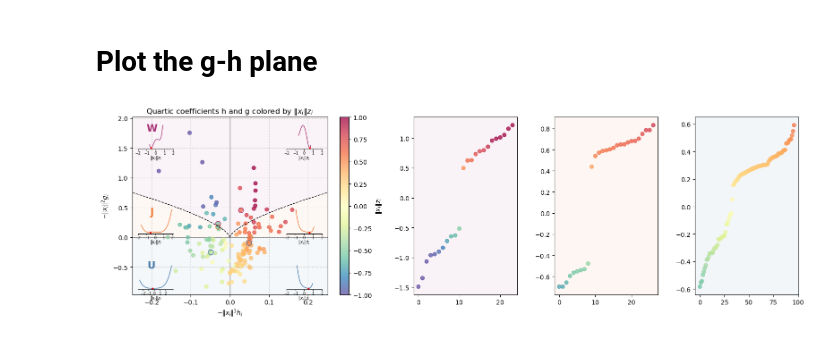
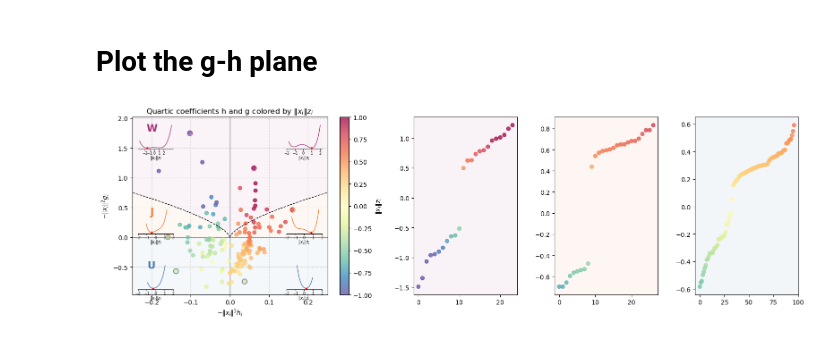
Before and after one commit to stootoon/glom-io-transform-release, a Jupyter notebook: model_fitting/explain_diag.ipynb, the cells around one changed output. Cells and saved outputs as stored; diff of their text form; code cells hidden in the pictures.

```diff
--- a/model_fitting/explain_diag.ipynb
+++ b/model_fitting/explain_diag.ipynb
@@ -183,12 +183,22 @@ in_W = (gg < 0) & (hh**2 < (4/27) * np.abs(gg)**3)
 in_J = (gg < 0) & (~in_W)
 in_U = (gg > 0)
 region_colors = {"U": "#4477AA", "J": "#EE7733", "W": "#AA3377"}
-# One exemplar per region per side of the tilt axis (L: h-tilt left, R: h-tilt right)
+# One exemplar per region per side of the tilt axis (L: h-tilt left, R: h-tilt right).
+# Pick extreme points so the region shapes and tilts are clearly visible:
+#   W: deep in the wedge (large y) with visible tilt -> clearly separated, asymmetric wells
+#   J: strongest tilt (large |x|) -> single well with a pronounced shoulder
+#   U: deepest bowl (most negative y) with visible tilt -> unmistakably convex
+TILT_WEIGHT = 4   # |x| units are ~4x smaller than y units; balances the combined scores
+extreme_score = {
+    "W": lambda i: yy_pl[i] + TILT_WEIGHT * np.abs(xx_pl[i]),
+    "J": lambda i: np.abs(xx_pl[i]),
+    "U": lambda i: -yy_pl[i] + TILT_WEIGHT * np.abs(xx_pl[i]),
+}
 exemplars = {}
 for name, mask in [("U", in_U), ("J", in_J), ("W", in_W)]:
     for side, smask in [("L", mask & (xx_pl < 0)), ("R", mask & (xx_pl > 0))]:
         idx = where(smask)[0]
-        if len(idx): exemplars[(name, side)] = idx[len(idx)//2]
+        if len(idx): exemplars[(name, side)] = idx[argmax(extreme_score[name](idx))]
 for (name, side), wi in exemplars.items():
     plot(xx_pl[wi], yy_pl[wi], "o", color=region_colors[name], markerfacecolor="none", markersize=8)
 xlabel("$-\|x_i\|^3 h_i$"); ylabel("$-\|x_i\|^2 g_i$"); title(f"Quartic coefficients h and g colored by {which_scheme}")
@@ -221,31 +231,31 @@ def add_loss_inset(i, xc, yc, color):
     axi.set_yticks([]); axi.set_xticks(np.arange(-2, 3, 1))
     axi.set_xlabel("$\|x_i\|z_i$", fontsize=7, labelpad=-1)
     axi.tick_params(labelsize=6, length=2, pad=1)
     return axi
 
 # Left insets share one x position, right insets another; rows set per region:
 # W in the top corners, J just above the x-axis, U in the bottom corners.
 inset_xc = {"L": 0.12, "R": 0.88}
 f0 = (0 - y0) / (y1 - y0)              # axes-fraction height of the x-axis (y = 0)
 inset_yc = {"W": 0.82, "J": f0 + 0.02, "U": 0.03}
 for (name, side), wi in exemplars.items():
     add_loss_inset(wi, inset_xc[side], inset_yc[name], region_colors[name])
 
 axes = {"W": subplot(gs[0,2]),
         "J": subplot(gs[0,3]),
         "U": subplot(gs[0,4])}
 
 for name in "WJU":
     ax = axes[name]
     mask = {"W": in_W, "J": in_J, "U": in_U}[name]
     zz_sub = zz[mask]
     order = np.argsort(zz_sub)
     ax.scatter(arange(len(order)), zz_sub[order], c = color_by[0][mask][order], alpha=0.75, cmap=color_by[3], vmin=color_by[1], vmax=color_by[2])
     # Color the axis according to the region's color
     # Add alpha to the color to make it lighter
     ax_col = region_colors[name] + "10"  # Adding '33' for alpha transparency
     ax.set_facecolor(ax_col)
 
 tight_layout()
 # %% [output]
-[figure, old version]
+[figure, new version]
```
